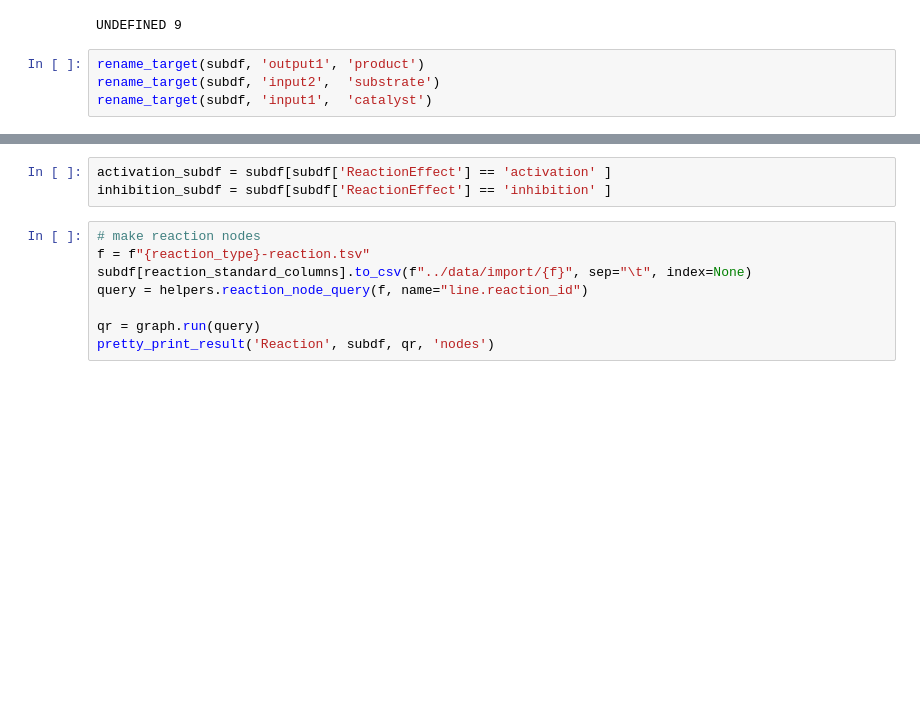
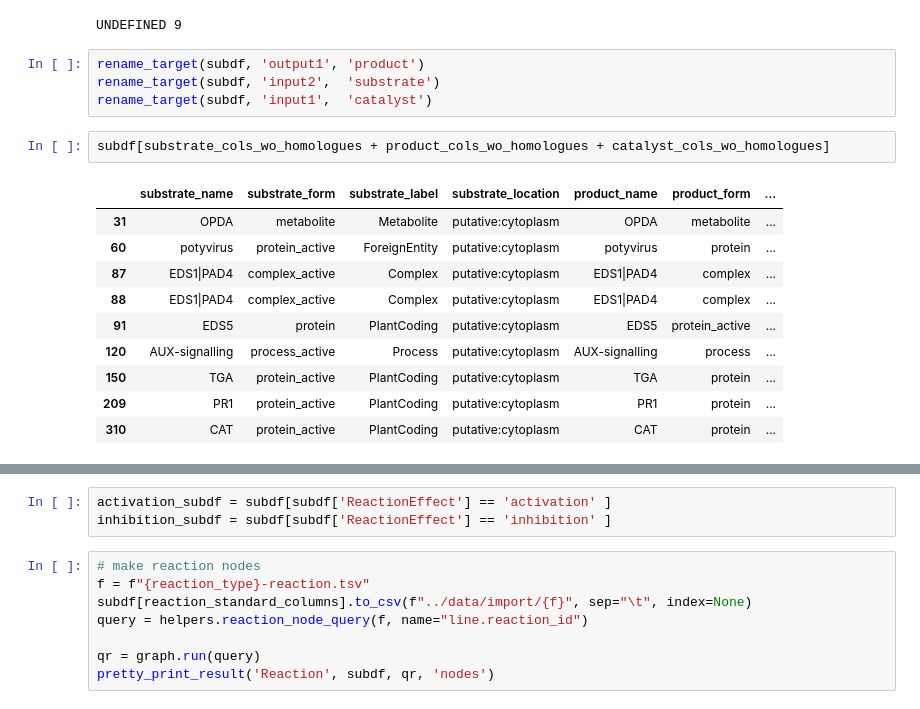
Before and after one commit to NIB-SI/skm-neo4j, a Jupyter notebook: work/p5-import-reactions.ipynb, the cells around one changed output, grey strips where cells are left out. Cells and saved outputs as stored; diff of their text form; blank space fills up the shorter version.

```diff
--- a/work/p5-import-reactions.ipynb
+++ b/work/p5-import-reactions.ipynb
@@ -1311,3 +1307,16 @@ UNDEFINED 9
 rename_target(subdf, 'output1', 'product')
 rename_target(subdf, 'input2',  'substrate')
 rename_target(subdf, 'input1',  'catalyst')
+# %%
+subdf[substrate_cols_wo_homologues + product_cols_wo_homologues + catalyst_cols_wo_homologues]
+# %% [output]
+|  | substrate_name | substrate_form | substrate_label | substrate_location | product_name | product_form | ... |
+| 31 | OPDA | metabolite | Metabolite | putative:cytoplasm | OPDA | metabolite | ... |
+| 60 | potyvirus | protein_active | ForeignEntity | putative:cytoplasm | potyvirus | protein | ... |
+| 87 | EDS1|PAD4 | complex_active | Complex | putative:cytoplasm | EDS1|PAD4 | complex | ... |
+| 88 | EDS1|PAD4 | complex_active | Complex | putative:cytoplasm | EDS1|PAD4 | complex | ... |
+| 91 | EDS5 | protein | PlantCoding | putative:cytoplasm | EDS5 | protein_active | ... |
+| 120 | AUX-signalling | process_active | Process | putative:cytoplasm | AUX-signalling | process | ... |
+| 150 | TGA | protein_active | PlantCoding | putative:cytoplasm | TGA | protein | ... |
+| 209 | PR1 | protein_active | PlantCoding | putative:cytoplasm | PR1 | protein | ... |
+| 310 | CAT | protein_active | PlantCoding | putative:cytoplasm | CAT | protein | ... |
```
Also changed, not shown: parts of 16 cells of this notebook, 6 other files.
